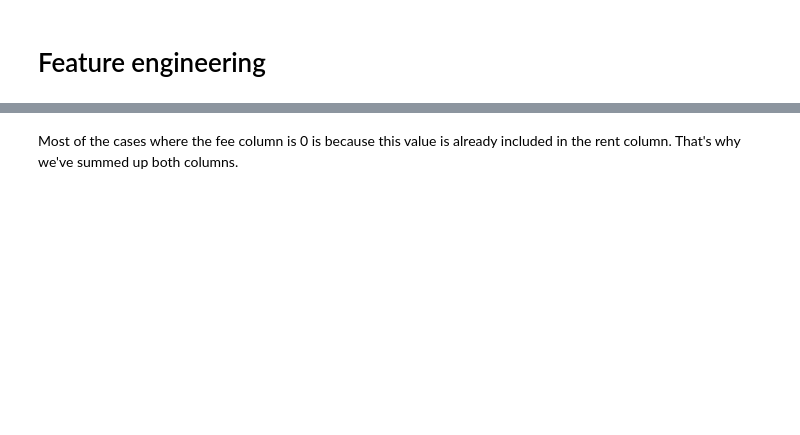
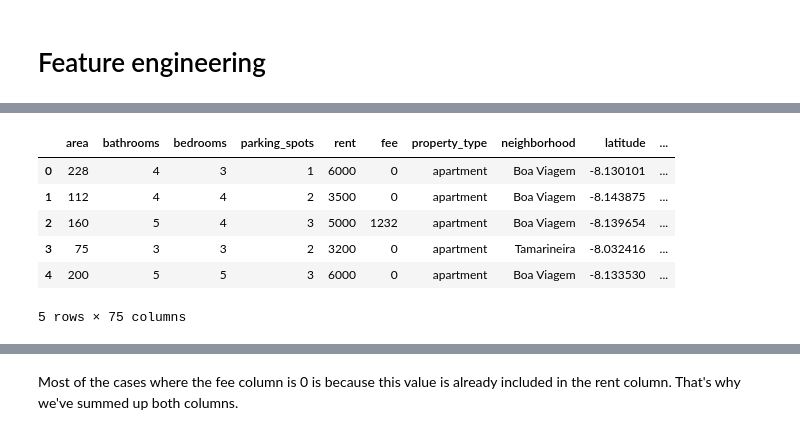
Before and after one commit to Caldass/rental_properties, a Jupyter notebook: data_eda/eda_and_cleaning.ipynb, the cells around one changed output, grey strips where cells are left out. Cells and saved outputs as stored; diff of their text form; code cells hidden in the pictures; blank space fills up the shorter version.

```diff
--- a/data_eda/eda_and_cleaning.ipynb
+++ b/data_eda/eda_and_cleaning.ipynb
@@ -164,6 +196,17 @@ df = df[df.location.notna()]
+# %%
+#function to verify if there's a key to get out of location column
+def get_key(x, key):
+    try:
+        result = x.raw['address'][key]
+    except KeyError:
+        result ='unknown'
+    return result
 # %%
+#getting neighborhood and actual city
+df['neighborhood'] = df.location.apply(lambda x: get_key(x,'suburb'))
+df['city'] = df.location.apply(lambda x: get_key(x, 'city'))
+
 #getting latitude and longitude
-df['neighborhood'] = df.location.raw["address"]["suburb"]
 df['point'] = df['location'].apply(lambda loc: tuple(loc.point) if loc else None)
 df[['latitude', 'longitude', 'altitude']] = pd.DataFrame(df['point'].tolist(), index=df.index)
 
@@ -173,0 +231,4 @@ Note that this project is built using Brazilian real estate market data, wich me
+# %%
+#filtering only Recife
+df = df[df.city == 'Recife']
+df.city.unique()
@@ -200,5 +281,15 @@ extra_contents_df = boolean_df(df.extra_contents, to_1D(df.extra_contents)).asty
 #using pandas concat to add the new column to our dataset
 df = pd.concat([df, extra_contents_df], axis=1)
 df.drop(columns = ['extra_contents'], inplace = True)
+# %%
+df.head()
+# %% [output]
+|  | area | bathrooms | bedrooms | parking_spots | rent | fee | property_type | neighborhood | latitude | ... |
+| 0 | 228 | 4 | 3 | 1 | 6000 | 0 | apartment | Boa Viagem | -8.130101 | ... |
+| 1 | 112 | 4 | 4 | 2 | 3500 | 0 | apartment | Boa Viagem | -8.143875 | ... |
+| 2 | 160 | 5 | 4 | 3 | 5000 | 1232 | apartment | Boa Viagem | -8.139654 | ... |
+| 3 | 75 | 3 | 3 | 2 | 3200 | 0 | apartment | Tamarineira | -8.032416 | ... |
+| 4 | 200 | 5 | 5 | 3 | 6000 | 0 | apartment | Boa Viagem | -8.133530 | ... |
+5 rows × 75 columns
 # %%
 df.columns
```
Also changed, not shown: parts of 41 cells of this notebook, 3 other files.
